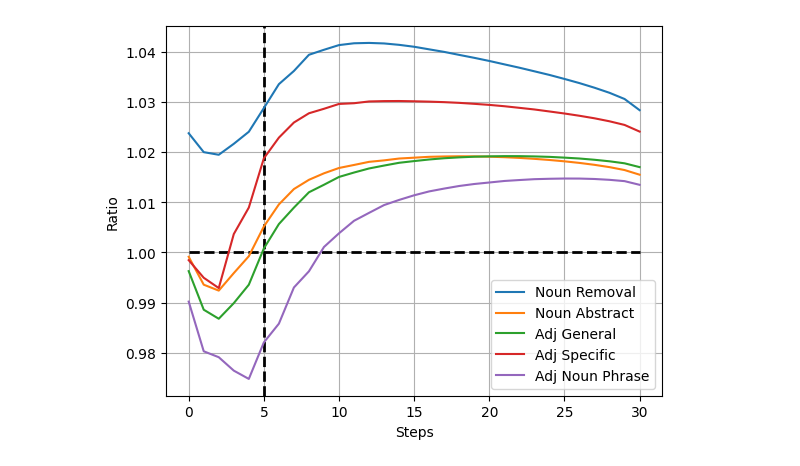
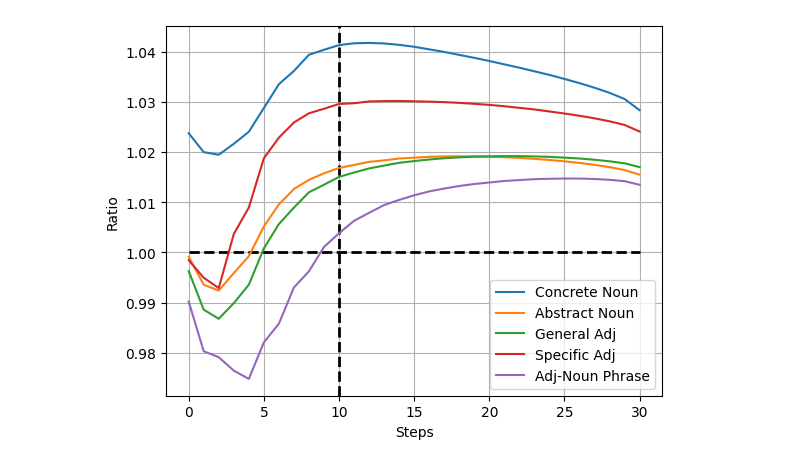
Before and after one commit to banyuanhao/daam, a Jupyter notebook: wrapupdata/wrapup_ratio_rubuttal.ipynb, the cells around one changed output. Cells and saved outputs as stored; diff of their text form; code cells hidden in the pictures.

```diff
--- a/wrapupdata/wrapup_ratio_rubuttal.ipynb
+++ b/wrapupdata/wrapup_ratio_rubuttal.ipynb
@@ -17,7 +17,7 @@ ax.grid(True)
 base = np.ones(31)
 negative_list = []
 ax.plot(base,linestyle='--', linewidth=2, color='black' )
-ax.axvline(5, linestyle='--', color='black', linewidth=2)
+ax.axvline(10, linestyle='--', color='black', linewidth=2)
 
 choice = 'noun_removal'
 with open(f'{path}/{choice}.json') as f:
@@ -33,7 +33,7 @@ rank = ratios[:,-1]/ratios[:,6]
 ratios = ratios[np.argsort(rank,)]
 ratios = ratios[20:100]
 ratios = np.mean(ratios,axis=0)
-ax.plot(ratios, label="Noun Removal")
+ax.plot(ratios, label="Concrete Noun")
 
 choice = 'noun_abstract'
 with open(f'{path}/{choice}.json') as f:
@@ -48,7 +48,7 @@ rank = ratios[:,-1]/ratios[:,6]
 # sort ratios by rank
 ratios = ratios[np.argsort(rank,)]
 ratios = np.mean(ratios,axis=0)
-ax.plot(ratios,label='Noun Abstract')
+ax.plot(ratios,label='Abstract Noun')
 
 choice = 'adj_general'
 with open(f'{path}/{choice}.json') as f:
@@ -64,7 +64,7 @@ rank = ratios[:,20]/ratios[:,-1]
 ratios = ratios[np.argsort(rank,)]
 ratios = ratios[:200]
 ratios = np.mean(ratios,axis=0)
-ax.plot(ratios,label='Adj General')
+ax.plot(ratios,label='General Adj')
 
 choice = 'adj_specific'
 with open(f'{path}/{choice}.json') as f:
@@ -76,37 +76,37 @@ for i,dic in enumerate(data):
     ratios.append(ratio)
 ratios = np.array(ratios)
 rank = ratios[:,0]/ratios[:,-1]
 # sort ratios by rank
 ratios = ratios[np.argsort(rank,)]
 ratios = ratios[:80]
 ratios = np.mean(ratios,axis=0)
-ax.plot(ratios,label = 'Adj Specific')
+ax.plot(ratios,label = 'Specific Adj')
 
 choice = 'adj_noun'
 with open(f'{path}/{choice}.json') as f:
     data = json.load(f)
 ratios = []
 for i,dic in enumerate(data):
     negative_list.append(dic['negative_prompt'])
     ratio = np.mean(np.array(dic['ratio']),axis=0)
     ratios.append(ratio)
 ratios = np.array(ratios)
 rank = ratios[:,-1]/ratios[:,6]
 # sort ratios by rank
 ratios = ratios[np.argsort(rank,)]
 ratios = ratios[100:]
 
 ratios = np.mean(ratios,axis=0)
-ax.plot(ratios,label='Adj Noun Phrase')
+ax.plot(ratios,label='Adj-Noun Phrase')
 
 ax.set_xlabel('Steps')
 ax.set_ylabel('Ratio')
 # ax.set_title(f'{choice}')
 ax.legend()
 fig.show()
-fig.savefig('when_ratio_rebuttal.png')
+fig.savefig('when_ratio_rebuttal_part.png')
 # %% [output]
-[figure, old version]
+[figure, new version]
 # %%
 import json
 import matplotlib.pyplot as plt
```
Also changed, not shown: parts of 2 cells of this notebook, 13 other files.
